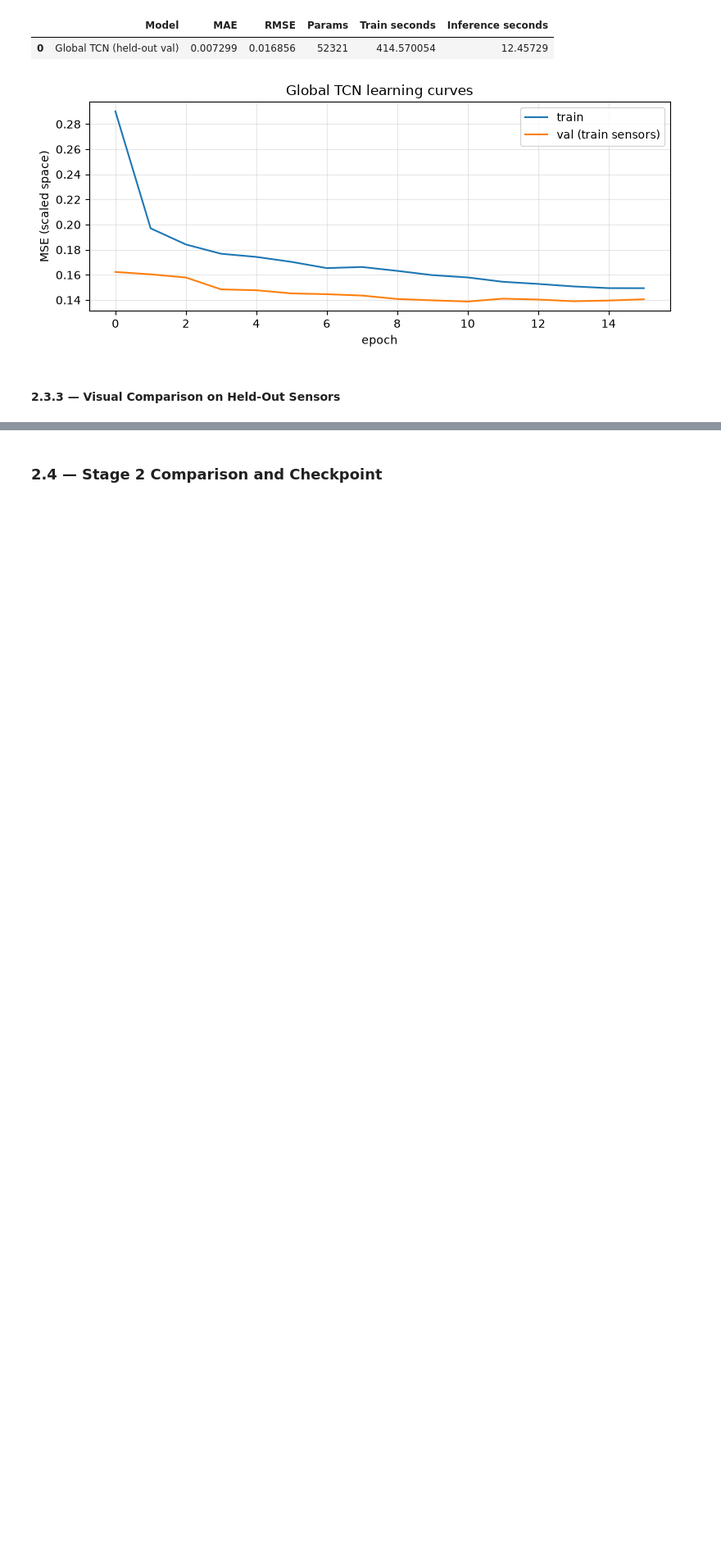
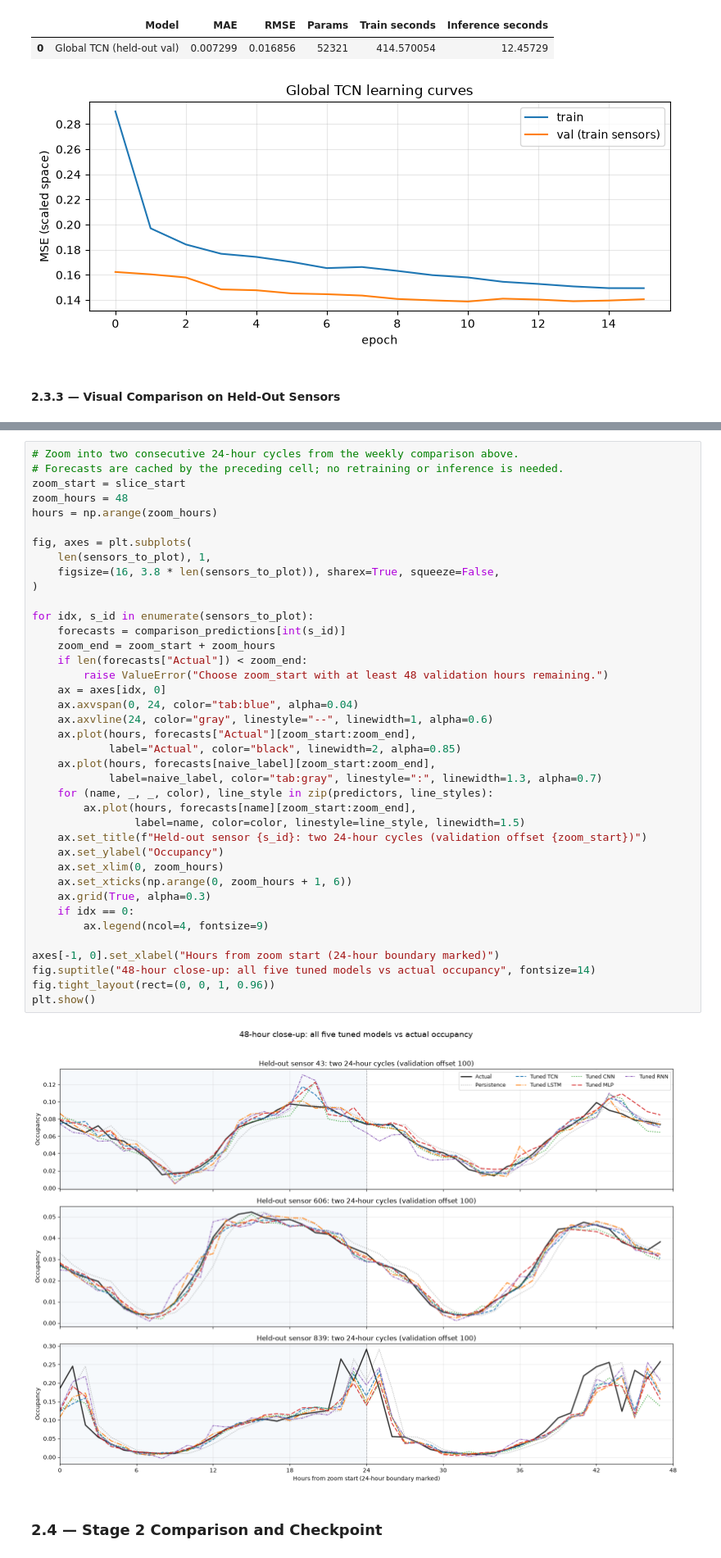
Before and after one commit to Matthew-Linders/AISE_4010_Group_Project, a Jupyter notebook: AISE4010_Project_Group02.ipynb, the cells around one changed output, grey strips where cells are left out. Shown at 82% size. Drawn from its saved outputs; the diff is of its cells as text; blank space fills up the shorter version.

```diff
--- a/AISE4010_Project_Group02.ipynb
+++ b/AISE4010_Project_Group02.ipynb
@@ -1958,3 +1966,44 @@ plt.show()
+# %%
+# Zoom into two consecutive 24-hour cycles from the weekly comparison above.
+# Forecasts are cached by the preceding cell; no retraining or inference is needed.
+zoom_start = slice_start
+zoom_hours = 48
+hours = np.arange(zoom_hours)
+
+fig, axes = plt.subplots(
+    len(sensors_to_plot), 1,
+    figsize=(16, 3.8 * len(sensors_to_plot)), sharex=True, squeeze=False,
+)
+
+for idx, s_id in enumerate(sensors_to_plot):
+    forecasts = comparison_predictions[int(s_id)]
+    zoom_end = zoom_start + zoom_hours
+    if len(forecasts["Actual"]) < zoom_end:
+        raise ValueError("Choose zoom_start with at least 48 validation hours remaining.")
+    ax = axes[idx, 0]
+    ax.axvspan(0, 24, color="tab:blue", alpha=0.04)
+    ax.axvline(24, color="gray", linestyle="--", linewidth=1, alpha=0.6)
+    ax.plot(hours, forecasts["Actual"][zoom_start:zoom_end],
+            label="Actual", color="black", linewidth=2, alpha=0.85)
+    ax.plot(hours, forecasts[naive_label][zoom_start:zoom_end],
+            label=naive_label, color="tab:gray", linestyle=":", linewidth=1.3, alpha=0.7)
+    for (name, _, _, color), line_style in zip(predictors, line_styles):
+        ax.plot(hours, forecasts[name][zoom_start:zoom_end],
+                label=name, color=color, linestyle=line_style, linewidth=1.5)
+    ax.set_title(f"Held-out sensor {s_id}: two 24-hour cycles (validation offset {zoom_start})")
+    ax.set_ylabel("Occupancy")
+    ax.set_xlim(0, zoom_hours)
+    ax.set_xticks(np.arange(0, zoom_hours + 1, 6))
+    ax.grid(True, alpha=0.3)
+    if idx == 0:
+        ax.legend(ncol=4, fontsize=9)
+
+axes[-1, 0].set_xlabel("Hours from zoom start (24-hour boundary marked)")
+fig.suptitle("48-hour close-up: all five tuned models vs actual occupancy", fontsize=14)
+fig.tight_layout(rect=(0, 0, 1, 0.96))
+plt.show()
+# %% [output]
+[figure, added]
 # %% [markdown]
 ### 2.4 — Stage 2 Comparison and Checkpoint
 # %%
```
Also changed, not shown: parts of 2 cells of this notebook, 1 other file.
